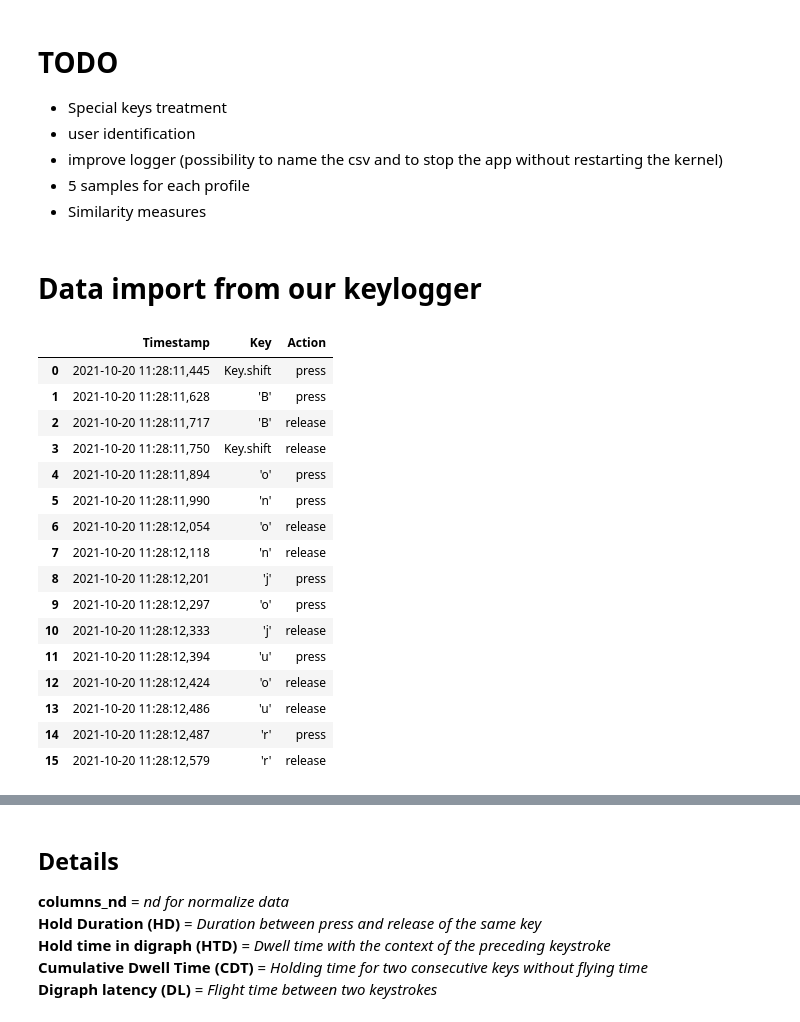
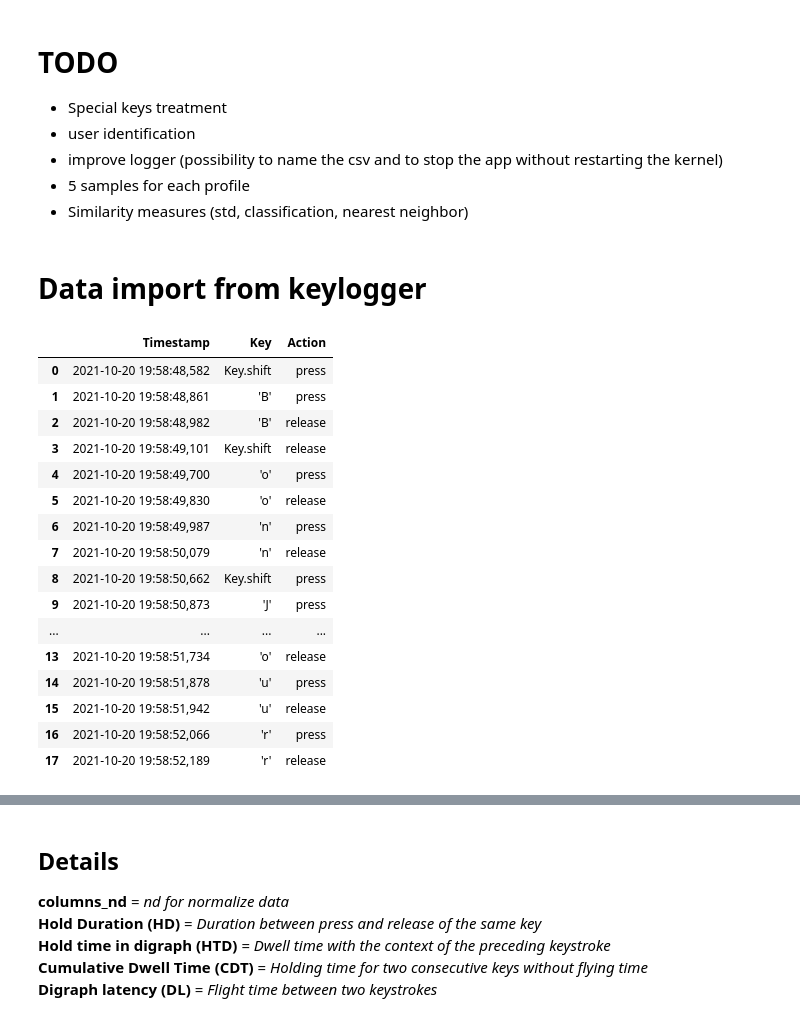
Before and after one commit to Belzerion/OT2, a Jupyter notebook: Preprocessing.ipynb, the cells around one changed output, grey strips where cells are left out. Saved outputs shown, nothing was run; the diff lists cells and outputs as text; code cells hidden in the pictures.

```diff
--- a/Preprocessing.ipynb
+++ b/Preprocessing.ipynb
@@ -5,7 +5,7 @@
 - user identification
 - improve logger (possibility to name the csv and to stop the app without restarting the kernel)
 - 5 samples for each profile
-- Similarity measures
+- Similarity measures (std, classification, nearest neighbor)
 # %%
 import pandas as pd
 import numpy as np
@@ -13,26 +16,27 @@ from datetime import datetime
 # %% [markdown]
-# Data import from our keylogger
+# Data import from keylogger
 # %%
 file_path = 'keylog.txt'
 columns = ['Timestamp', 'Key', 'Action']
+columns_bis = ['Timestamp', 'Key', 'Action', 'Shift']
 dataframe = pd.read_csv(file_path, sep=";", names=columns, encoding = "ISO-8859-1")
 
 display(dataframe)
 # %% [output]
 |  | Timestamp | Key | Action |
-| 0 | 2021-10-20 11:28:11,445 | Key.shift | press |
-| 1 | 2021-10-20 11:28:11,628 | 'B' | press |
-| 2 | 2021-10-20 11:28:11,717 | 'B' | release |
-| 3 | 2021-10-20 11:28:11,750 | Key.shift | release |
-| 4 | 2021-10-20 11:28:11,894 | 'o' | press |
-| 5 | 2021-10-20 11:28:11,990 | 'n' | press |
-| 6 | 2021-10-20 11:28:12,054 | 'o' | release |
-| 7 | 2021-10-20 11:28:12,118 | 'n' | release |
-| 8 | 2021-10-20 11:28:12,201 | 'j' | press |
-| 9 | 2021-10-20 11:28:12,297 | 'o' | press |
-| 10 | 2021-10-20 11:28:12,333 | 'j' | release |
-| 11 | 2021-10-20 11:28:12,394 | 'u' | press |
-| 12 | 2021-10-20 11:28:12,424 | 'o' | release |
-| 13 | 2021-10-20 11:28:12,486 | 'u' | release |
-| 14 | 2021-10-20 11:28:12,487 | 'r' | press |
-| 15 | 2021-10-20 11:28:12,579 | 'r' | release |
+| 0 | 2021-10-20 19:58:48,582 | Key.shift | press |
+| 1 | 2021-10-20 19:58:48,861 | 'B' | press |
+| 2 | 2021-10-20 19:58:48,982 | 'B' | release |
+| 3 | 2021-10-20 19:58:49,101 | Key.shift | release |
+| 4 | 2021-10-20 19:58:49,700 | 'o' | press |
+| 5 | 2021-10-20 19:58:49,830 | 'o' | release |
+| 6 | 2021-10-20 19:58:49,987 | 'n' | press |
+| 7 | 2021-10-20 19:58:50,079 | 'n' | release |
+| 8 | 2021-10-20 19:58:50,662 | Key.shift | press |
+| 9 | 2021-10-20 19:58:50,873 | 'J' | press |
+| ... | ... | ... | ... |
+| 13 | 2021-10-20 19:58:51,734 | 'o' | release |
+| 14 | 2021-10-20 19:58:51,878 | 'u' | press |
+| 15 | 2021-10-20 19:58:51,942 | 'u' | release |
+| 16 | 2021-10-20 19:58:52,066 | 'r' | press |
+| 17 | 2021-10-20 19:58:52,189 | 'r' | release |
```
Also changed, not shown: parts of 10 cells of this notebook.
